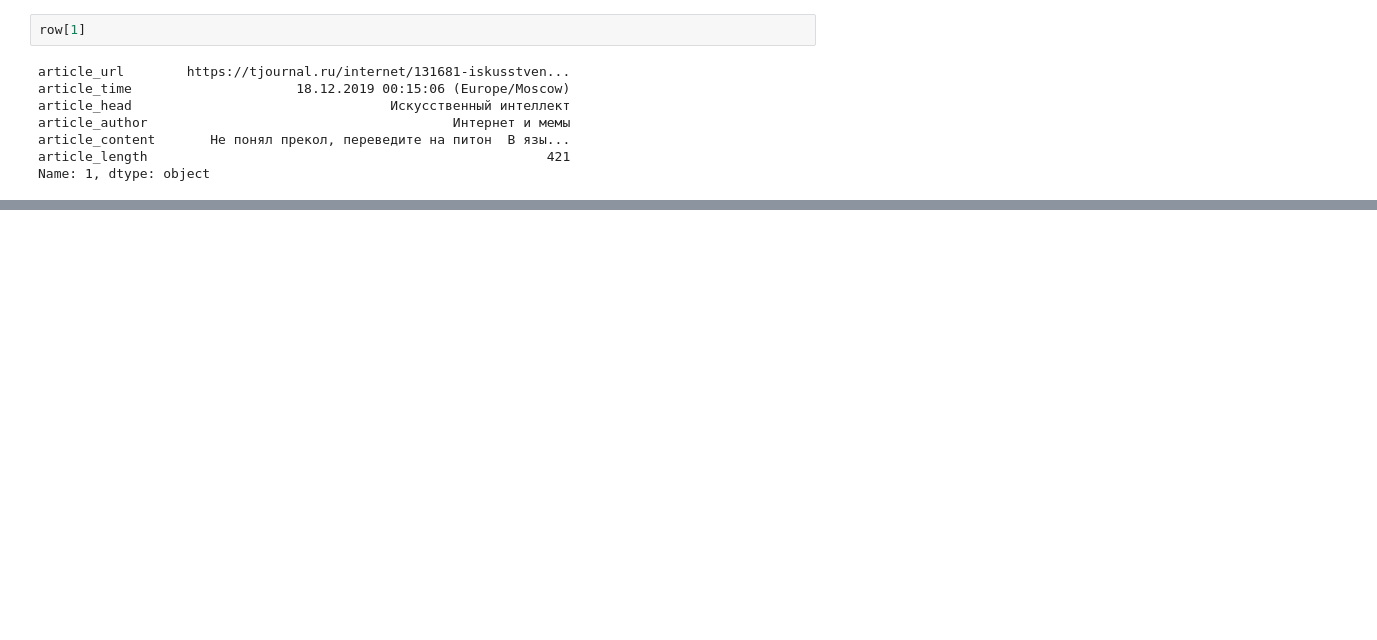
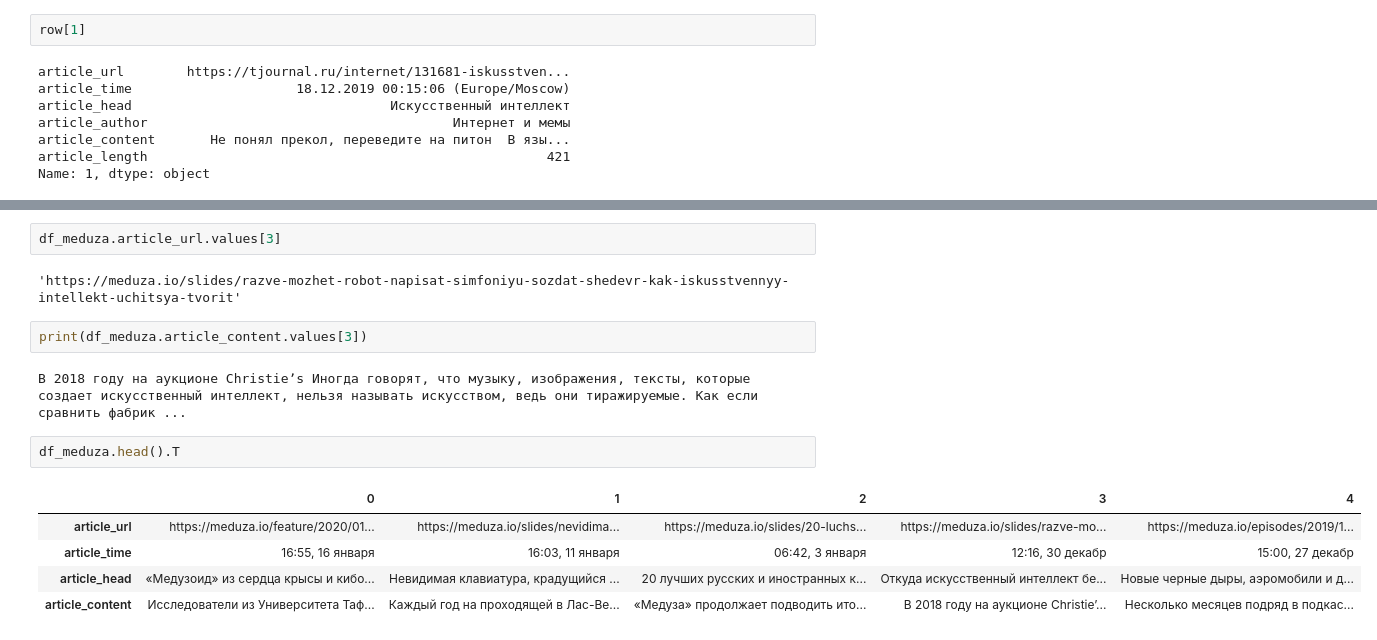
Before and after one commit to Polad27/diploma, a Jupyter notebook: EDA.ipynb, the cells around one changed output, grey strips where cells are left out. Cells and saved outputs as stored; diff of their text form; blank space fills up the shorter version.

```diff
--- a/EDA.ipynb
+++ b/EDA.ipynb
@@ -57,0 +108,16 @@ next
+# %%
+df_meduza.article_url.values[3]
+# %% [output]
+'https://meduza.io/slides/razve-mozhet-robot-napisat-simfoniyu-sozdat-shedevr-kak-iskusstvennyy-intellekt-uchitsya-tvorit'
+# %%
+print(df_meduza.article_content.values[3])
+# %% [output]
+В 2018 году на аукционе Christieʼs Иногда говорят, что музыку, изображения, тексты, которые создает искусственный интеллект, нельзя называть искусством, ведь они тиражируемые. Как если сравнить фабрик ...
+# %%
+df_meduza.head().T
+# %% [output]
+|  | 0 | 1 | 2 | 3 | 4 |
+| article_url | https://meduza.io/feature/2020/01... | https://meduza.io/slides/nevidima... | https://meduza.io/slides/20-luchs... | https://meduza.io/slides/razve-mo... | https://meduza.io/episodes/2019/1... |
+| article_time | 16:55, 16 января | 16:03, 11 января | 06:42, 3 января | 12:16, 30 декабр | 15:00, 27 декабр |
+| article_head | «Медузоид» из сердца крысы и кибо... | Невидимая клавиатура, крадущийся ... | 20 лучших русских и иностранных к... | Откуда искусственный интеллект бе... | Новые черные дыры, аэромобили и д... |
+| article_content | Исследователи из Университета Таф... | Каждый год на проходящей в Лас-Ве... | «Медуза» продолжает подводить ито... | В 2018 году на аукционе Christieʼ... | Несколько месяцев подряд в подкас... |
```
Also changed, not shown: parts of 16 cells of this notebook, 5 other files.
